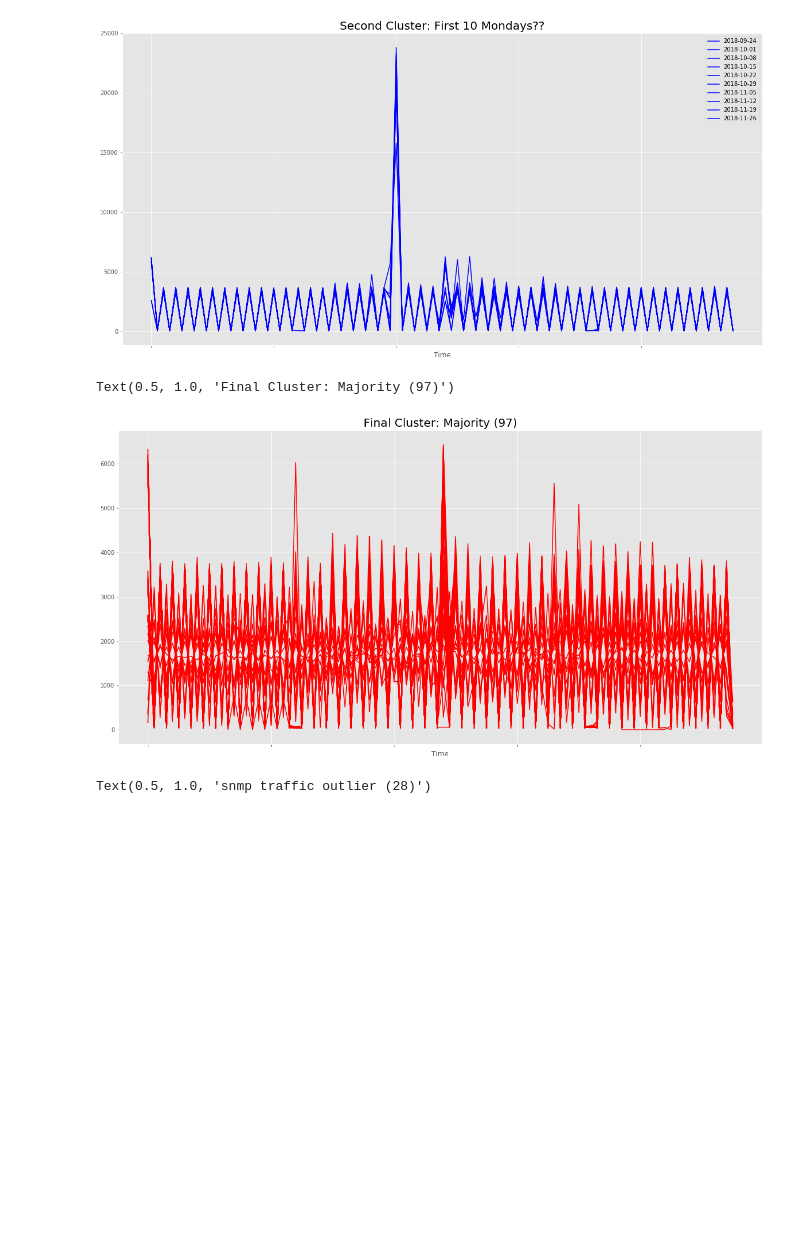
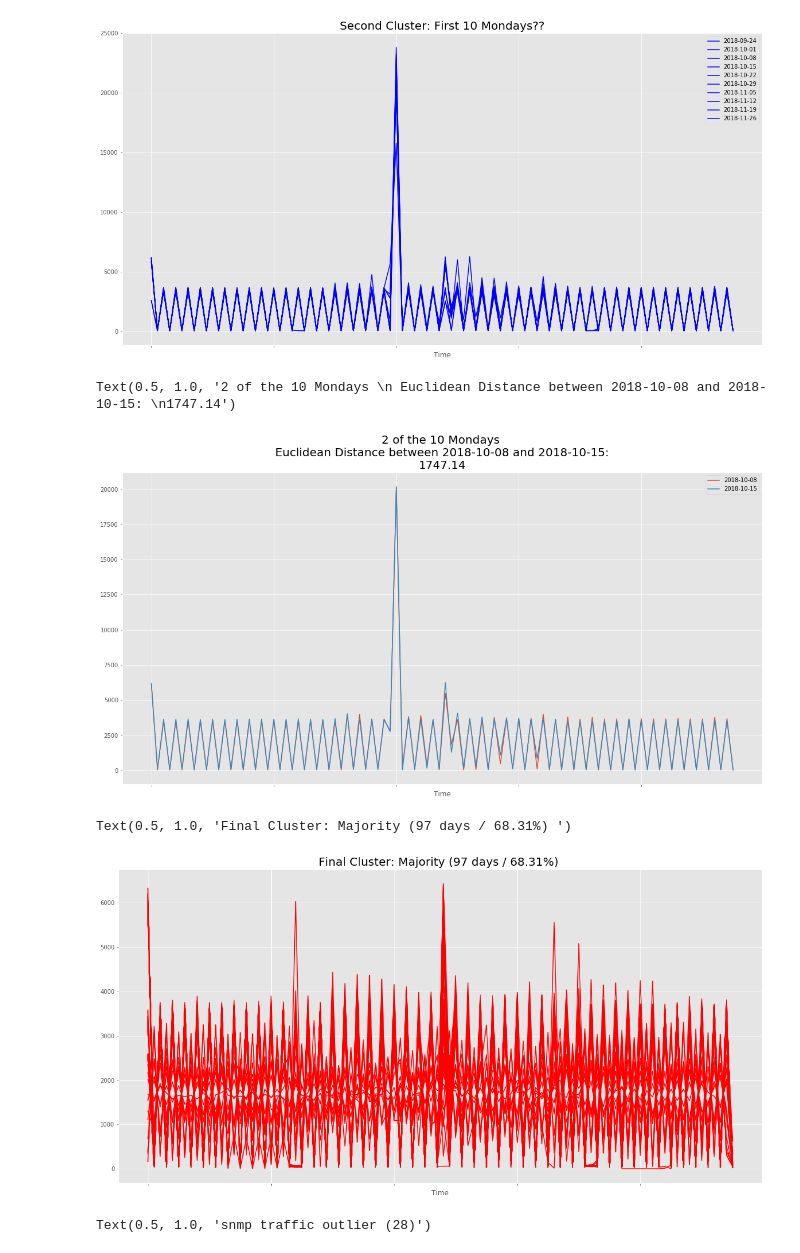
Before and after one commit to ayushmaskey/log_analysis, a Jupyter notebook: app/jupyter/DBSCAN_and_SNMP.ipynb, the cells around one changed output. Drawn from its saved outputs; the diff is of its cells as text; code cells hidden in the pictures; blank space fills up the shorter version.

```diff
--- a/app/jupyter/DBSCAN_and_SNMP.ipynb
+++ b/app/jupyter/DBSCAN_and_SNMP.ipynb
@@ -78,17 +85,28 @@ plt.title(title2, fontsize = 20)
 # %% [output]
 Text(0.5, 1.0, 'Second Cluster: First 10 Mondays??')
 [figure]
+# %%
+euclid = distance.euclidean(test_df[date5], test_df[date6])
+title = '2 of the 10 Mondays \n Euclidean Distance between ' + \
+    date5 + ' and '+ date6 + ": \n"+ str(round(euclid,2))
+
+test_df[[ date5, date6]].plot(legend=True, figsize = (20, 10) )
+plt.title(title, fontsize=20)
+# %% [output]
+Text(0.5, 1.0, '2 of the 10 Mondays \n Euclidean Distance between 2018-10-08 and 2018-10-15: \n1747.14')
+[figure, added]
 # %%
 df_cluster1 = pd.DataFrame(df)
 cluster1 = df_normal[model.labels_ == 1].T
 total = len(cluster1.columns)
-title1 = 'Final Cluster: Majority (' + str(total) + ')'
+title1 = 'Final Cluster: Majority (' + str(total) + ' days / ' +\
+    str(round(total * 100.0 / numOfTrainingSample,2)) + '%) '
 
 cluster1.plot(legend = False, figsize = (20,10), color = 'r')
 plt.title(title1, fontsize = 20)
 # %% [output]
-Text(0.5, 1.0, 'Final Cluster: Majority (97)')
+Text(0.5, 1.0, 'Final Cluster: Majority (97 days / 68.31%) ')
-[figure, old version]
+[figure, new version]
 # %%
 df_outlier = pd.DataFrame(df)
 outlier = df_outlier[model.labels_ == -1].T
```
Also changed, not shown: parts of 13 cells of this notebook, 2 other files.
